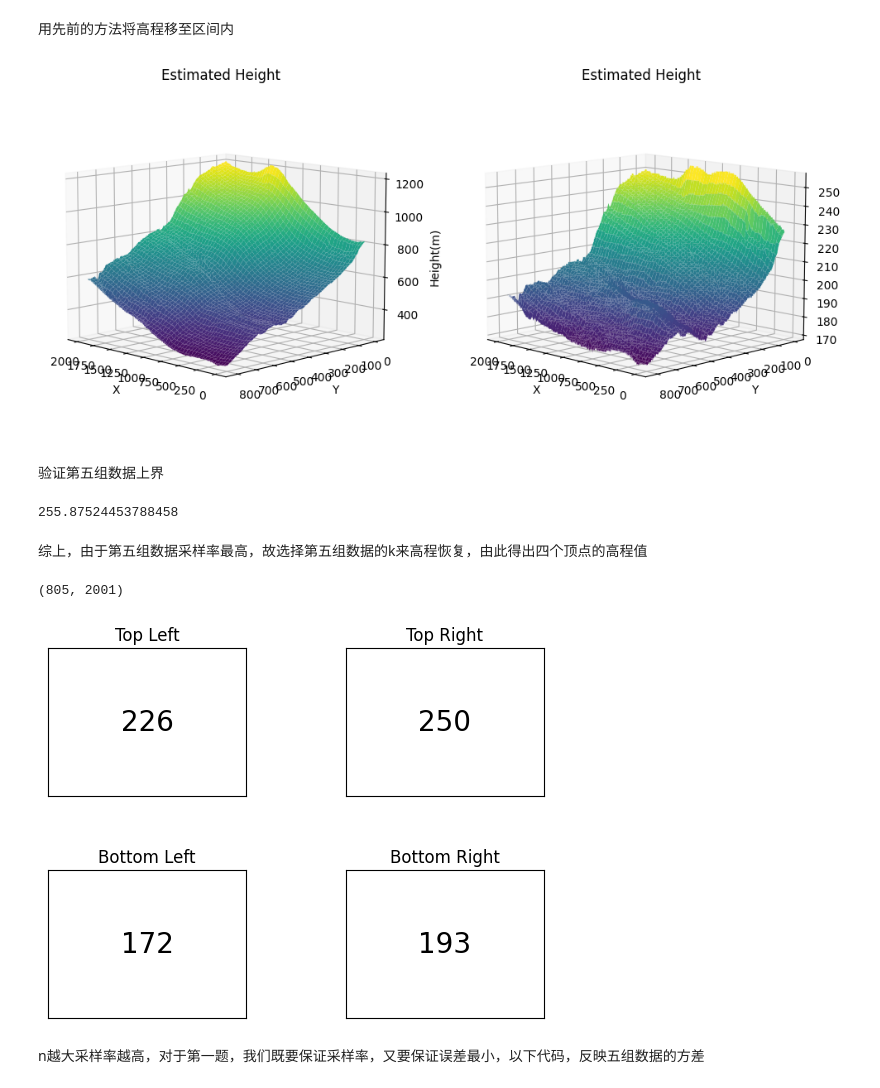
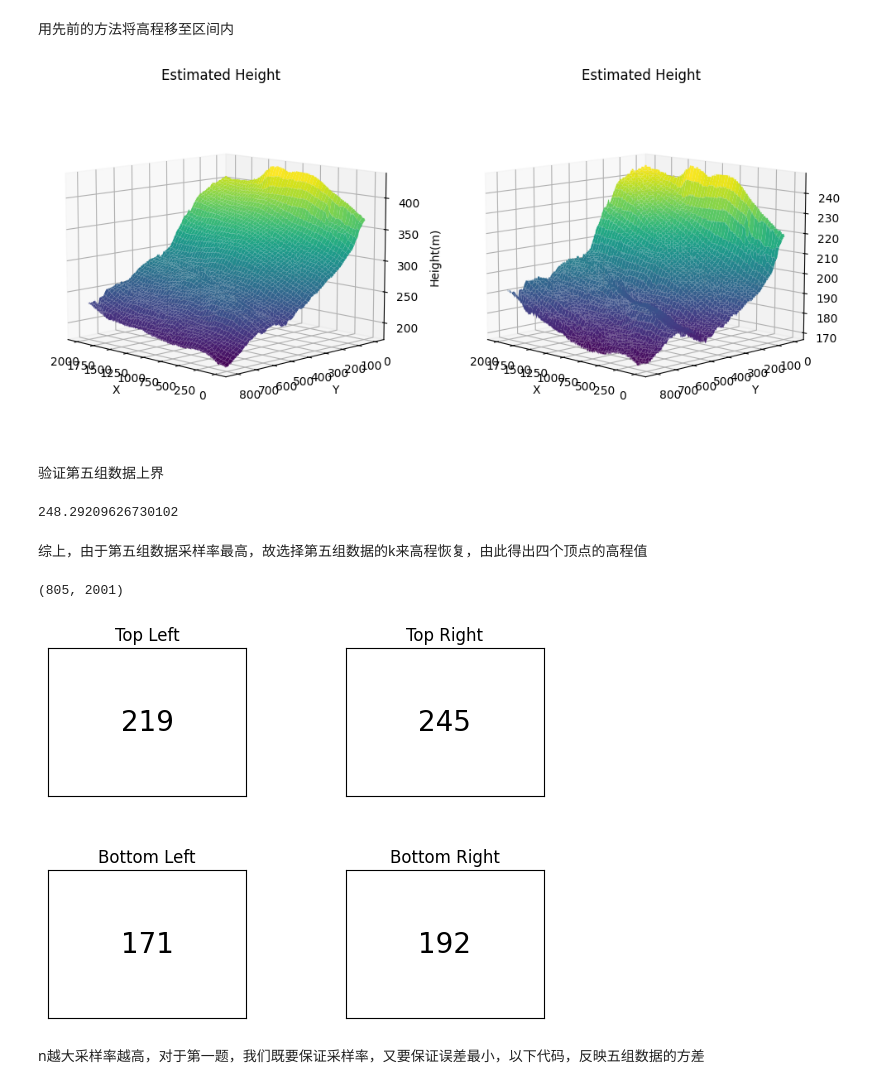
Before and after one commit to BlingCc233/project_A, a Jupyter notebook: nostack.ipynb, the cells around one changed output. Saved outputs shown, nothing was run; the diff lists cells and outputs as text; code cells hidden in the pictures.

```diff
--- a/nostack.ipynb
+++ b/nostack.ipynb
@@ -586,12 +591,12 @@ combine_1_5 = np.zeros((num_rows, num_cols, 2))
 
 for i in range(num_rows):
     for j in range(num_cols):
-        combine_1_5[i][j][0] = Y_pred[0][i][j]
-        combine_1_5[i][j][1] = Y_pred[4][i][j]
+        combine_1_5[i][j][0] = Y_pred[1][i][j]
+        combine_1_5[i][j][1] = Y_pred[3][i][j]
 
 weight = np.zeros((2,1))
-weight1 = s[0] / (s[4] + s[0])
-weight2 = s[4] / (s[0] + s[4])
+weight1 = s[1] / (s[1] + s[3])
+weight2 = s[3] / (s[1] + s[3])
 weight[0][0] = weight1
 weight[1][0] = weight2
 
@@ -615,9 +620,9 @@ combine = combine.ravel().reshape((num_rows,num_cols))
 
 plot(combine, titles="combined $\phi$")
 
-plot((-1 * combine / df_k[0]), (-1 * combine / df_k[4]), titles=["Height 0", "Height 1"])
+plot((-1 * combine / df_k[1]), (-1 * combine / df_k[3]), titles=["Height 0", "Height 1"])
 
-H = -1 * combine / df_k[0]
+H = -1 * combine / df_k[1]
 
 N, M = H.shape
 x = np.linspace(1, M, M)
@@ -633,7 +638,7 @@ ax1.set_zlabel('Height(m)')
 ax1.view_init(elev=10, azim=135)
 
 # Second plot
-H = -1 * combine / df_k[4]
+H = -1 * combine / df_k[3]
 
 N, M = H.shape
 x = np.linspace(1, M, M)
@@ -657,10 +662,10 @@ plt.show()
 # %%
 phi = combine
 
-H = -1 * phi / df_k[0]
+H = -1 * phi / df_k[1]
 while np.min(H) < 150 :
     phi += 2 * np.pi
-    H = -1 * phi / df_k[0]
+    H = -1 * phi / df_k[1]
 
 
 N, M = H.shape
@@ -668,42 +673,42 @@ x = np.linspace(1, M, M)
 y = np.linspace(1, N, N)
 x, y = np.meshgrid(x, y)
 fig = plt.figure(figsize=(12, 6))  # Set the figure size to be wide enough for two subplots
 ax1 = fig.add_subplot(121, projection='3d')  # Change this to 121 for a 1x2 grid (first subplot)
 ax1.plot_surface(x, y, H, cmap='viridis')
 ax1.set_title('Estimated Height')
 ax1.set_xlabel('X')
 ax1.set_ylabel('Y')
 ax1.set_zlabel('Height(m)')
 ax1.view_init(elev=10, azim=135)
 
 # plt.show()
 # Second plot
 phi = combine
-H = -1 * phi / df_k[4]
+H = -1 * phi / df_k[3]
 while np.min(H) < 150 :
     phi += 2 * np.pi
-    H = -1 * phi / df_k[4]
+    H = -1 * phi / df_k[3]
 N, M = H.shape
 x = np.linspace(1, M, M)
 y = np.linspace(1, N, N)
 x, y = np.meshgrid(x, y)
 ax2 = fig.add_subplot(122, projection='3d')  # Change this to 122 for a 1x2 grid (second subplot)
 ax2.plot_surface(x, y, H, cmap='viridis')
 ax2.set_title('Estimated Height')
 ax2.set_xlabel('X')
 ax2.set_ylabel('Y')
 ax2.set_zlabel('Height(m)')
 ax2.view_init(elev=10, azim=135)
 
 plt.show()
 # %% [output]
-[figure, old version]
+[figure, new version]
 # %% [markdown]
 验证第五组数据上界
 # %%
 print(np.max(H))
 # %% [output]
-255.87524453788458
+248.29209626730102
 # %% [markdown]
 综上，由于第五组数据采样率最高，故选择第五组数据的k来高程恢复，由此得出四个顶点的高程值
 # %%
@@ -739,7 +744,7 @@ plt.subplots_adjust(hspace=0.5, wspace=0.5)
 plt.show()
 # %% [output]
 (805, 2001)
-[figure, old version]
+[figure, new version]
 # %% [markdown]
 n越大采样率越高，对于第一题，我们既要保证采样率，又要保证误差最小，以下代码，反映五组数据的方差
 # %%
```
Also changed, not shown: parts of 8 cells of this notebook, 1 other file.
